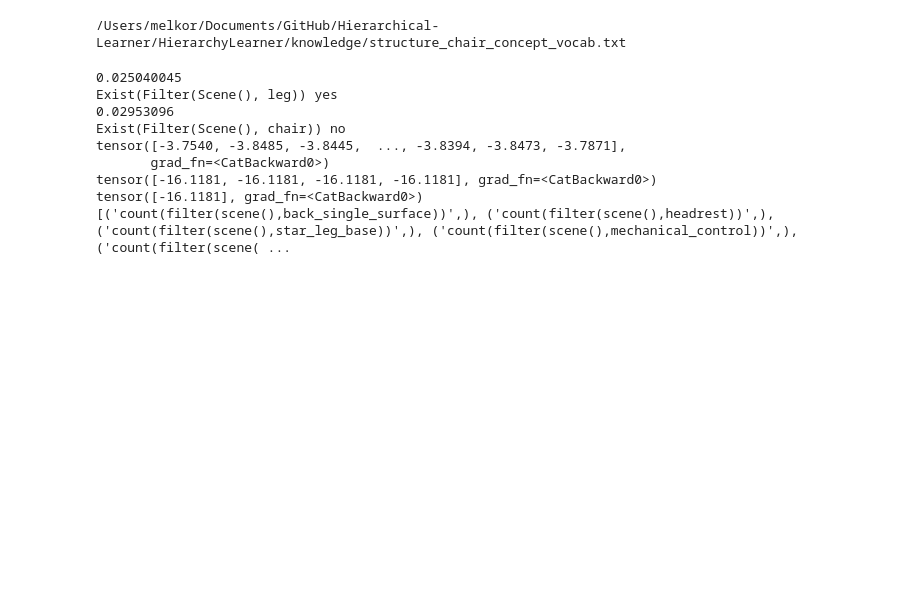
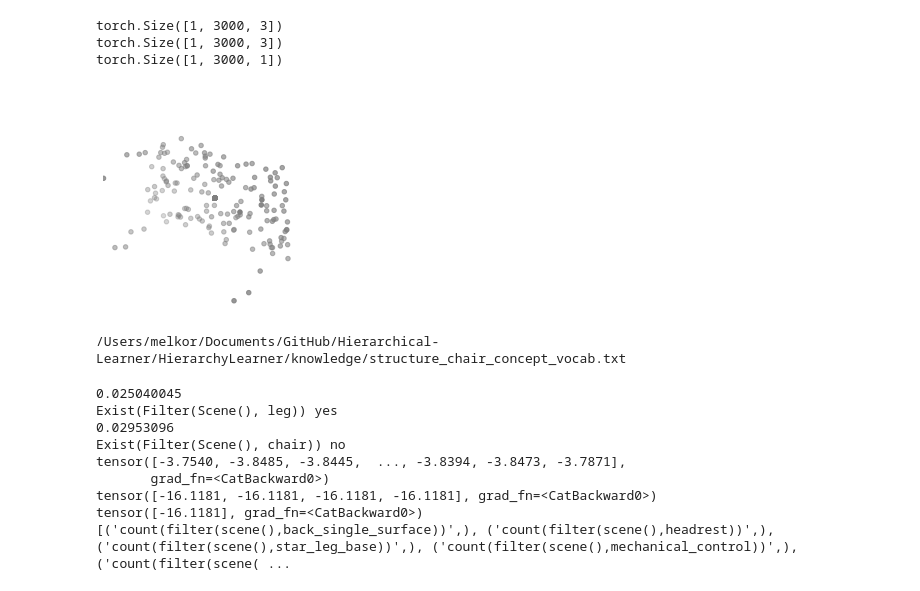
Before and after one commit to ZongjingLi/Hierarchical-Learner, a Jupyter notebook: HierarchyLearner/demofield.ipynb, the cells around one changed output. Saved outputs shown, nothing was run; the diff lists cells and outputs as text; code cells hidden in the pictures; blank space fills up the shorter version.

```diff
--- a/HierarchyLearner/demofield.ipynb
+++ b/HierarchyLearner/demofield.ipynb
@@ -61,3 +61,20 @@ visualize_pointcloud([
+# %%
+coords = sample["coords"]
+colors = sample["coord_color"]
+occs = sample["occ"]
+
+print(coords.shape)
+print(colors.shape)
+print(occs.shape)
+
+visualize_pointcloud([
+    [ 2* coords[0] * occs[0],colors[0]]
+])
+# %% [output]
+torch.Size([1, 3000, 3])
+torch.Size([1, 3000, 3])
+torch.Size([1, 3000, 1])
+[figure, added]
 # %%
 model = Halearner(config)
 #print(model.perception)
```
Also changed, not shown: parts of 2 cells of this notebook, 1 other file.
